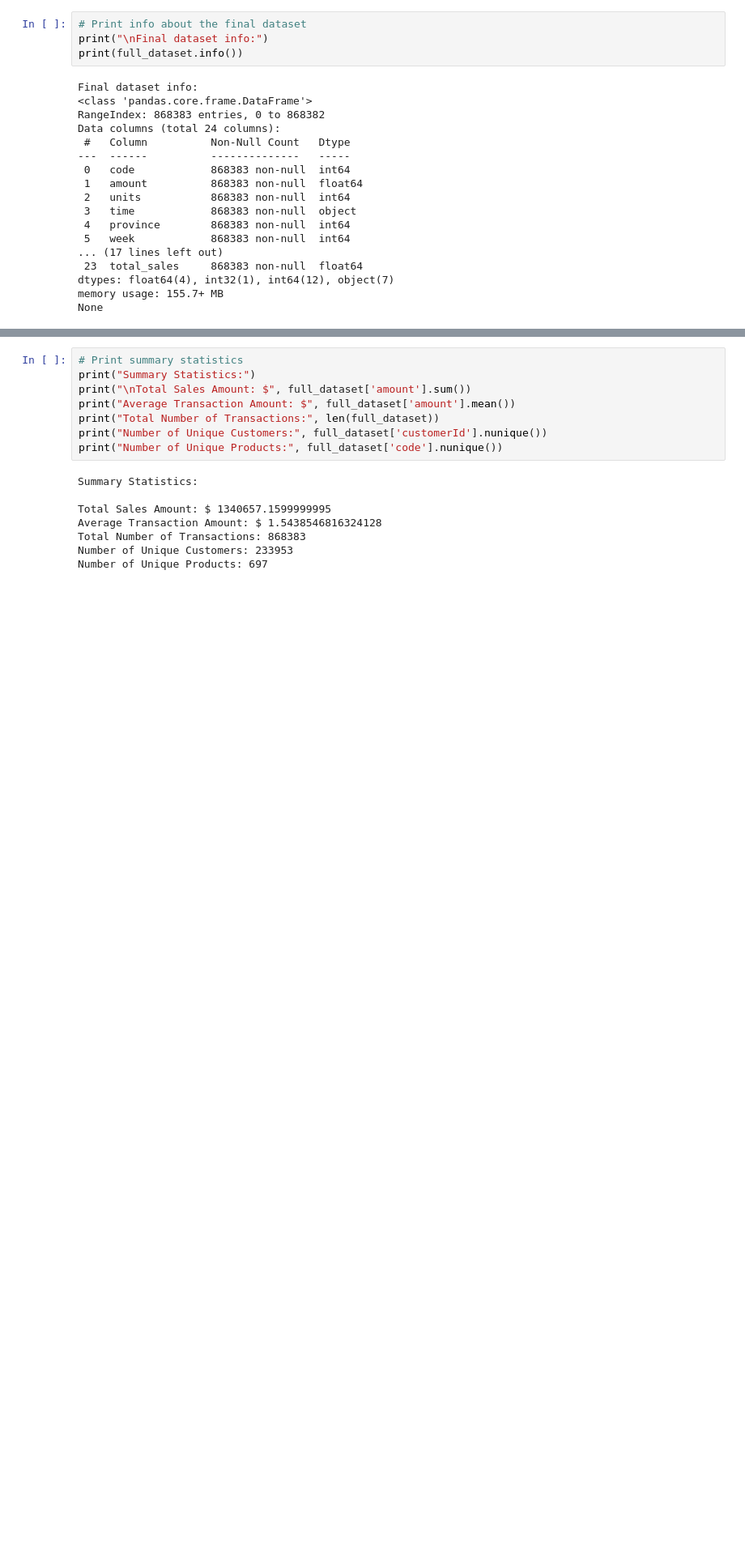
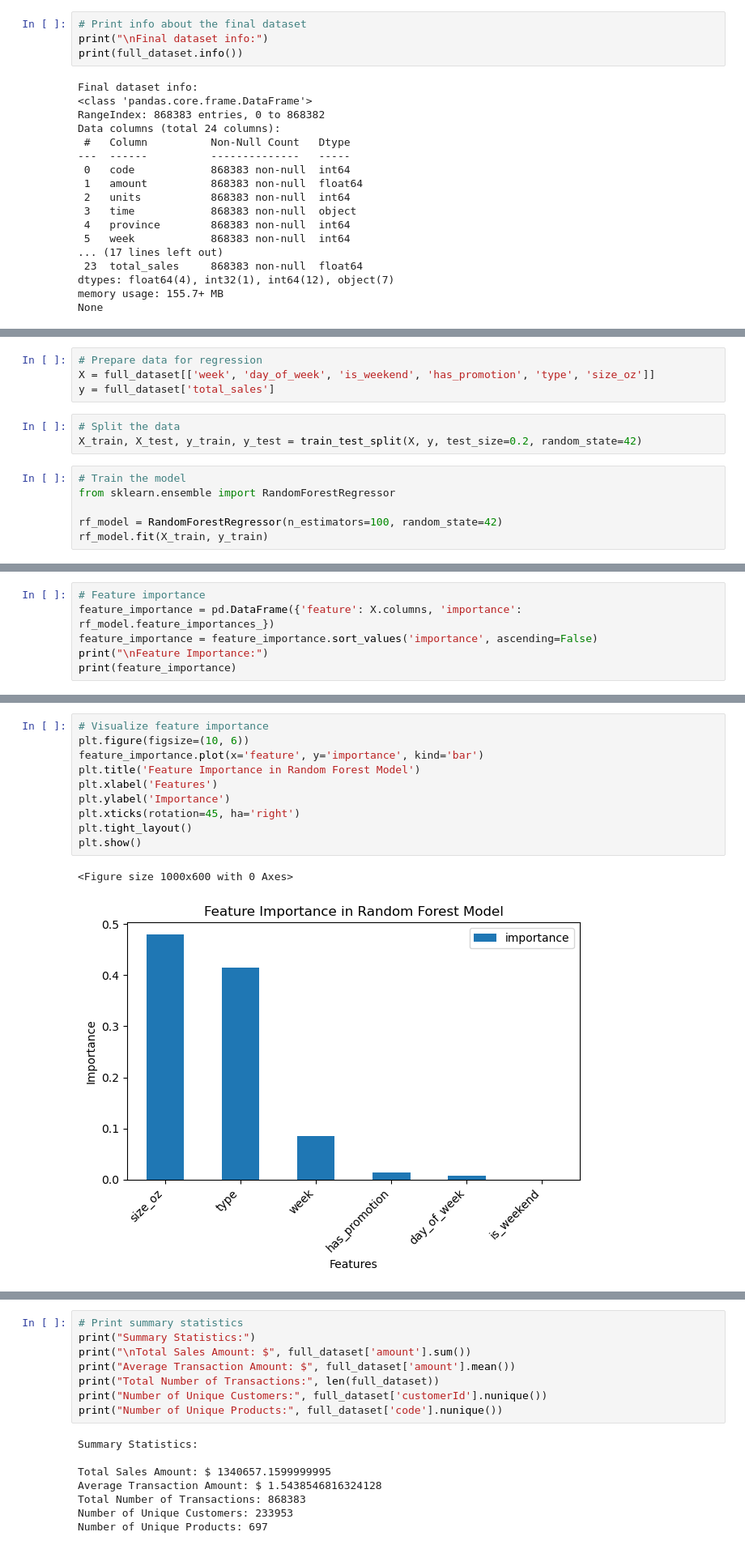
Before and after one commit to Kusalani/Sales-and-Promotions-Analysis, a Jupyter notebook: models/Data preparation.ipynb, the cells around one changed output, grey strips where cells are left out. Shown at 81% size. Cells and saved outputs as stored; diff of their text form; blank space fills up the shorter version.

Commit message:
Data preparation modified

```diff
--- a/models/Data preparation.ipynb
+++ b/models/Data preparation.ipynb
@@ -935,0 +828,13 @@ plt.show()
+# %%
+# Prepare data for regression
+X = full_dataset[['week', 'day_of_week', 'is_weekend', 'has_promotion', 'type', 'size_oz']]
+y = full_dataset['total_sales']
+# %%
+# Split the data
+X_train, X_test, y_train, y_test = train_test_split(X, y, test_size=0.2, random_state=42)
+# %%
+# Train the model
+from sklearn.ensemble import RandomForestRegressor
+
+rf_model = RandomForestRegressor(n_estimators=100, random_state=42)
+rf_model.fit(X_train, y_train)
@@ -935,0 +859,6 @@ plt.show()
+# %%
+# Feature importance
+feature_importance = pd.DataFrame({'feature': X.columns, 'importance': rf_model.feature_importances_})
+feature_importance = feature_importance.sort_values('importance', ascending=False)
+print("\nFeature Importance:")
+print(feature_importance)
@@ -935,0 +874,13 @@ plt.show()
+# %%
+# Visualize feature importance
+plt.figure(figsize=(10, 6))
+feature_importance.plot(x='feature', y='importance', kind='bar')
+plt.title('Feature Importance in Random Forest Model')
+plt.xlabel('Features')
+plt.ylabel('Importance')
+plt.xticks(rotation=45, ha='right')
+plt.tight_layout()
+plt.show()
+# %% [output]
+<Figure size 1000x600 with 0 Axes>
+[figure, added]
```
Also changed, not shown: parts of 108 cells of this notebook.
